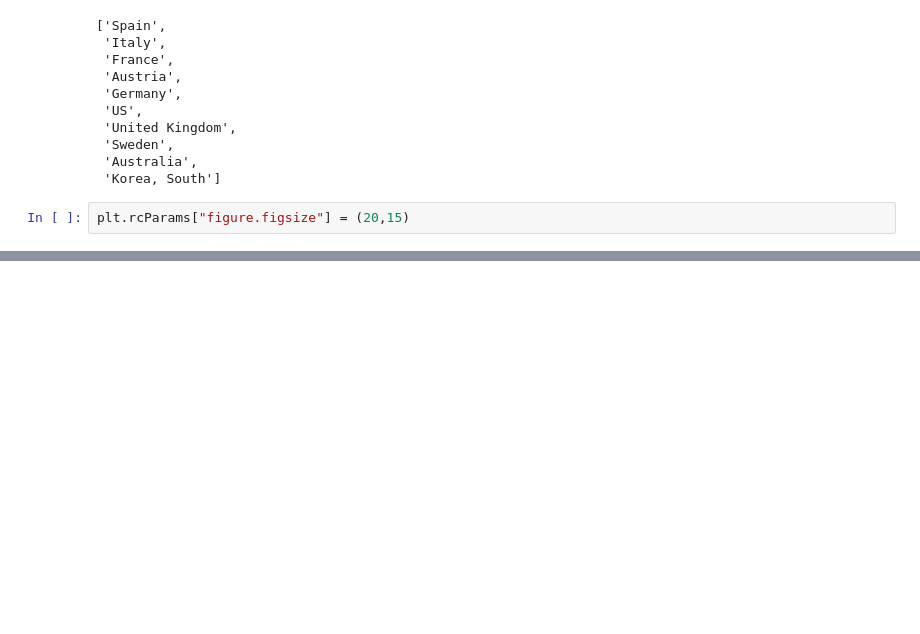
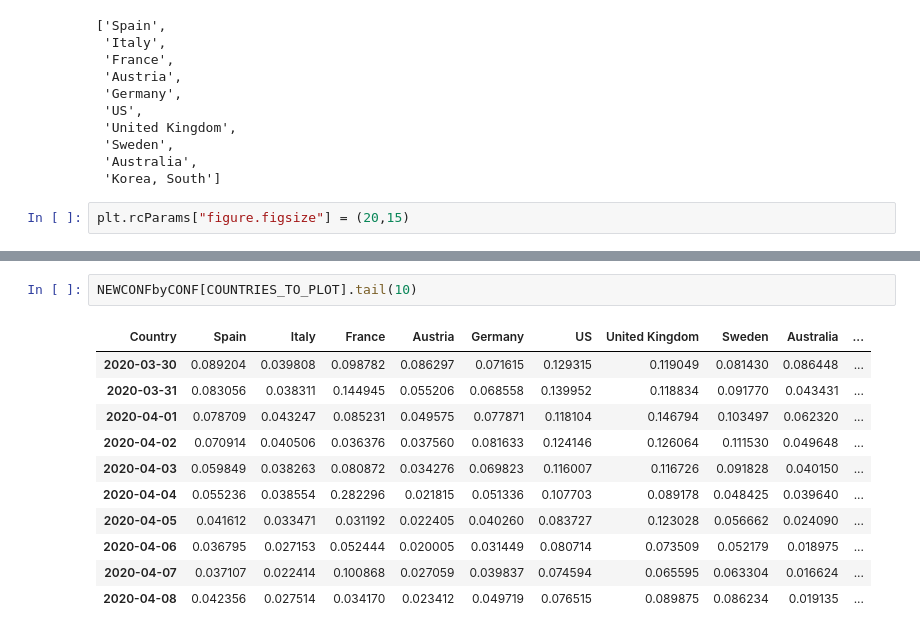
Before and after one commit to rcnijzink/corona_timeseries, a Jupyter notebook: corona_timeseries.ipynb, the cells around one changed output, grey strips where cells are left out. Drawn from its saved outputs; the diff is of its cells as text; blank space fills up the shorter version.

```diff
--- a/corona_timeseries.ipynb
+++ b/corona_timeseries.ipynb
@@ -261,0 +277,14 @@ NEWCONFbyCONF = df.diff()/df
+# %%
+NEWCONFbyCONF[COUNTRIES_TO_PLOT].tail(10)
+# %% [output]
+| Country | Spain | Italy | France | Austria | Germany | US | United Kingdom | Sweden | Australia | ... |
+| 2020-03-30 | 0.089204 | 0.039808 | 0.098782 | 0.086297 | 0.071615 | 0.129315 | 0.119049 | 0.081430 | 0.086448 | ... |
+| 2020-03-31 | 0.083056 | 0.038311 | 0.144945 | 0.055206 | 0.068558 | 0.139952 | 0.118834 | 0.091770 | 0.043431 | ... |
+| 2020-04-01 | 0.078709 | 0.043247 | 0.085231 | 0.049575 | 0.077871 | 0.118104 | 0.146794 | 0.103497 | 0.062320 | ... |
+| 2020-04-02 | 0.070914 | 0.040506 | 0.036376 | 0.037560 | 0.081633 | 0.124146 | 0.126064 | 0.111530 | 0.049648 | ... |
+| 2020-04-03 | 0.059849 | 0.038263 | 0.080872 | 0.034276 | 0.069823 | 0.116007 | 0.116726 | 0.091828 | 0.040150 | ... |
+| 2020-04-04 | 0.055236 | 0.038554 | 0.282296 | 0.021815 | 0.051336 | 0.107703 | 0.089178 | 0.048425 | 0.039640 | ... |
+| 2020-04-05 | 0.041612 | 0.033471 | 0.031192 | 0.022405 | 0.040260 | 0.083727 | 0.123028 | 0.056662 | 0.024090 | ... |
+| 2020-04-06 | 0.036795 | 0.027153 | 0.052444 | 0.020005 | 0.031449 | 0.080714 | 0.073509 | 0.052179 | 0.018975 | ... |
+| 2020-04-07 | 0.037107 | 0.022414 | 0.100868 | 0.027059 | 0.039837 | 0.074594 | 0.065595 | 0.063304 | 0.016624 | ... |
+| 2020-04-08 | 0.042356 | 0.027514 | 0.034170 | 0.023412 | 0.049719 | 0.076515 | 0.089875 | 0.086234 | 0.019135 | ... |
```
Also changed, not shown: parts of 6 cells of this notebook, 3 other files.
